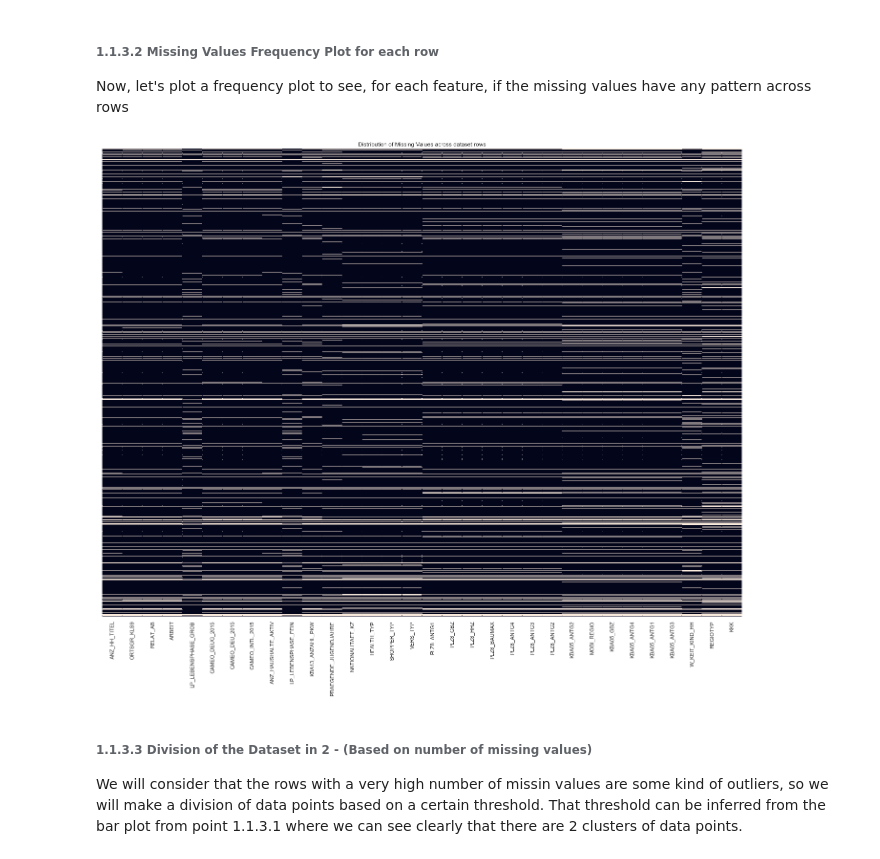
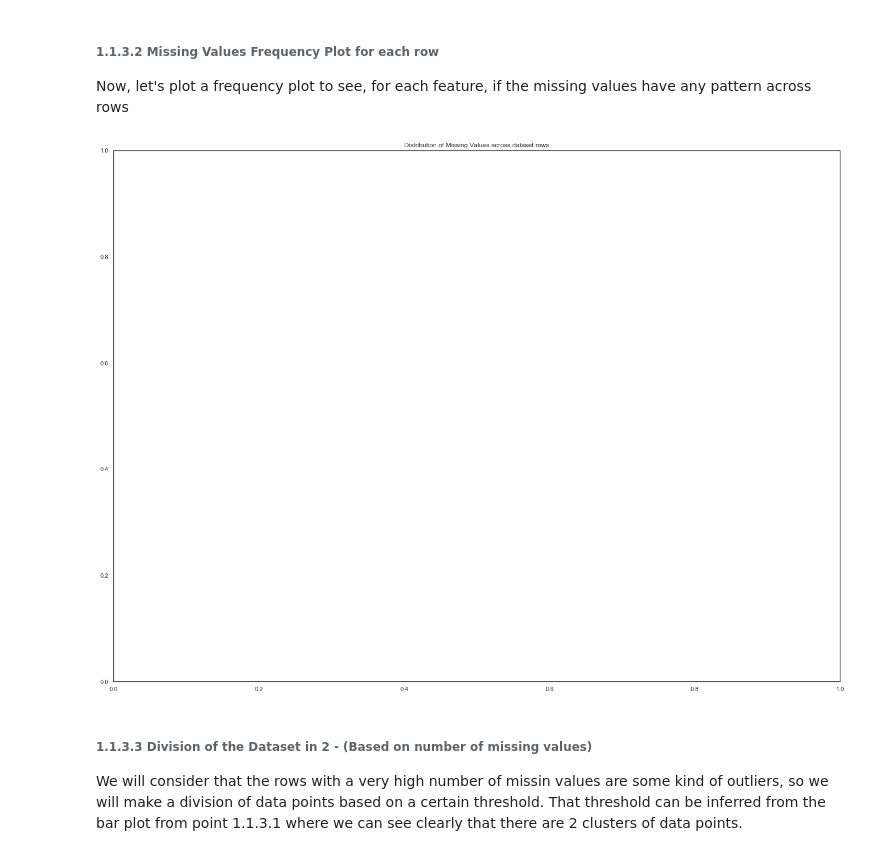
Before and after one commit to ManuelMartin11/arvato, a Jupyter notebook: arvato.ipynb, the cells around one changed output. Cells and saved outputs as stored; diff of their text form; code cells hidden in the pictures.

```diff
--- a/arvato.ipynb
+++ b/arvato.ipynb
@@ -300,10 +300,10 @@ Now, let's plot a frequency plot to see, for each feature, if the missing values
 # %%
 plt.figure(figsize=[24,18])
 plt.title("Distribution of Missing Values across dataset rows")
-sns.heatmap(miss_data.isna(), cbar=False, yticklabels=False, square=False)
+#sns.heatmap(miss_data.isna(), cbar=False, yticklabels=False, square=False)
 plt.show()
 # %% [output]
-[figure, old version]
+[figure, new version]
 # %% [markdown]
 ###### 1.1.3.3 Division of the Dataset in 2 - (Based on number of missing values)
 We will consider that the rows with a very high number of missin values are some kind of outliers, so we will make a division of data points based on a certain threshold. That threshold can be inferred from the bar plot from point 1.1.3.1 where we can see clearly that there are 2 clusters of data points.
```
Also changed, not shown: parts of 36 cells of this notebook.
